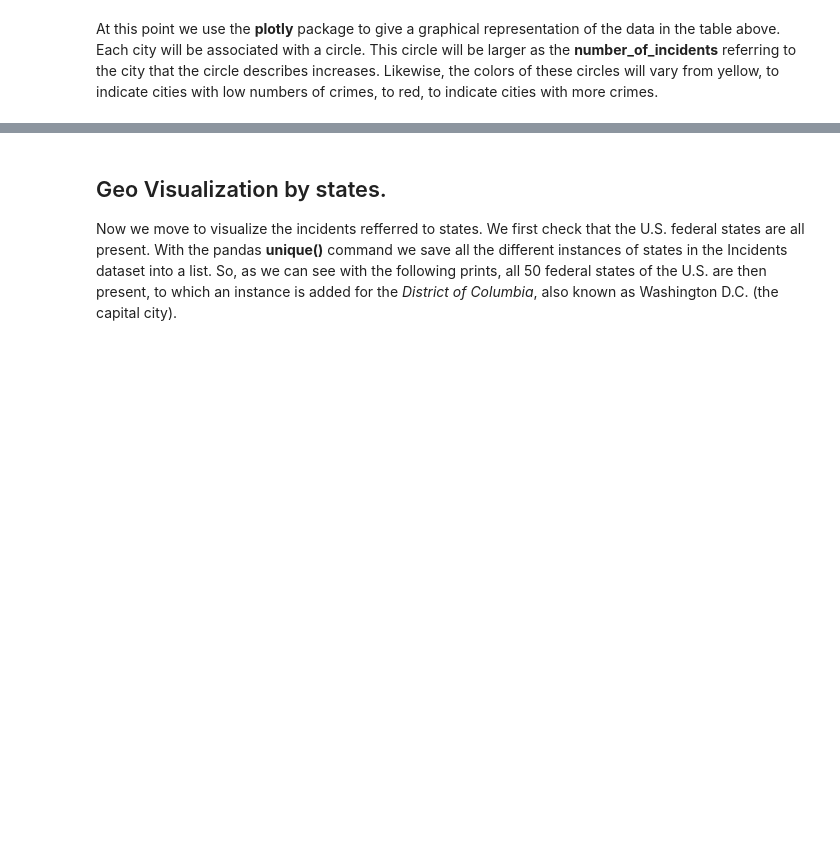
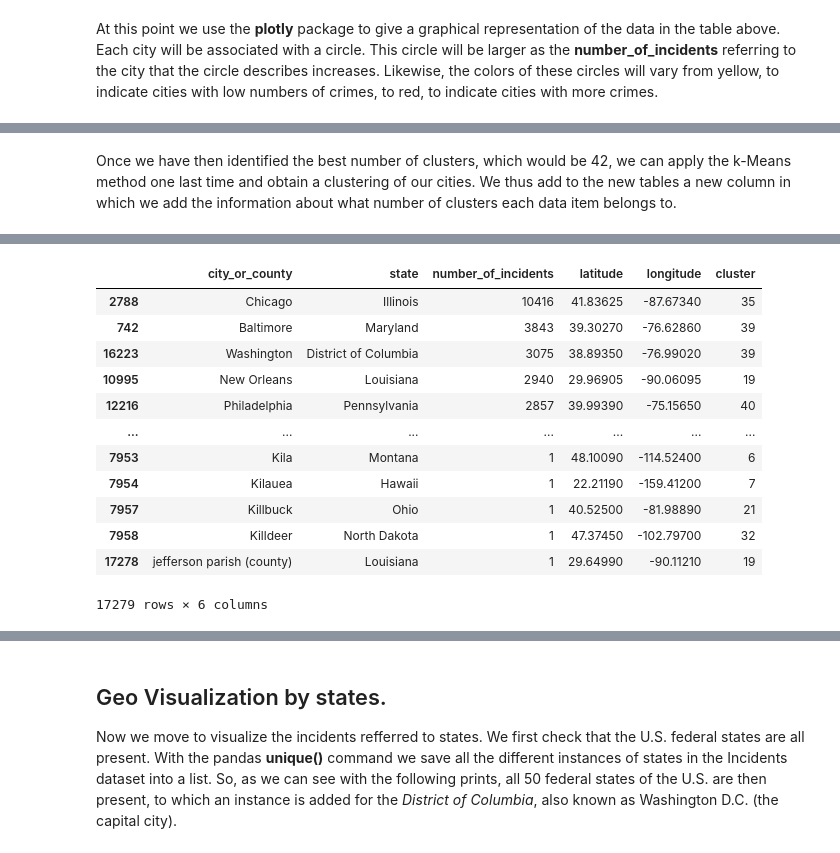
Before and after one commit to LoSpiri/DataMining, a Jupyter notebook: project.ipynb, the cells around one changed output, grey strips where cells are left out. Saved outputs shown, nothing was run; the diff lists cells and outputs as text; code cells hidden in the pictures; blank space fills up the shorter version.

```diff
--- a/project.ipynb
+++ b/project.ipynb
@@ -363,0 +526,15 @@ fig.show()
+# %% [markdown]
+Once we have then identified the best number of clusters, which would be 42, we can apply the k-Means method one last time and obtain a clustering of our cities. We thus add to the new tables a new column in which we add the information about what number of clusters each data item belongs to.
+# %%
+from sklearn.cluster import KMeans
+
+
+#the number of cluster obtained from elbow method
+num_clusters = 42
+kmeans = KMeans(n_clusters=num_clusters, random_state=0)
+kmeans.fit(coordinates)
+
+#add cluster labels to the original DataFrame
+geo_cities_incidents['cluster'] = kmeans.labels_
+geo_cities_incidents
+# %% [output]
@@ -363,0 +542,13 @@ fig.show()
+|  | city_or_county | state | number_of_incidents | latitude | longitude | cluster |
+| 2788 | Chicago | Illinois | 10416 | 41.83625 | -87.67340 | 35 |
+| 742 | Baltimore | Maryland | 3843 | 39.30270 | -76.62860 | 39 |
+| 16223 | Washington | District of Columbia | 3075 | 38.89350 | -76.99020 | 39 |
+| 10995 | New Orleans | Louisiana | 2940 | 29.96905 | -90.06095 | 19 |
+| 12216 | Philadelphia | Pennsylvania | 2857 | 39.99390 | -75.15650 | 40 |
+| ... | ... | ... | ... | ... | ... | ... |
+| 7953 | Kila | Montana | 1 | 48.10090 | -114.52400 | 6 |
+| 7954 | Kilauea | Hawaii | 1 | 22.21190 | -159.41200 | 7 |
+| 7957 | Killbuck | Ohio | 1 | 40.52500 | -81.98890 | 21 |
+| 7958 | Killdeer | North Dakota | 1 | 47.37450 | -102.79700 | 32 |
+| 17278 | jefferson parish (county) | Louisiana | 1 | 29.64990 | -90.11210 | 19 |
+17279 rows × 6 columns
```
Also changed, not shown: parts of 15 cells of this notebook.
